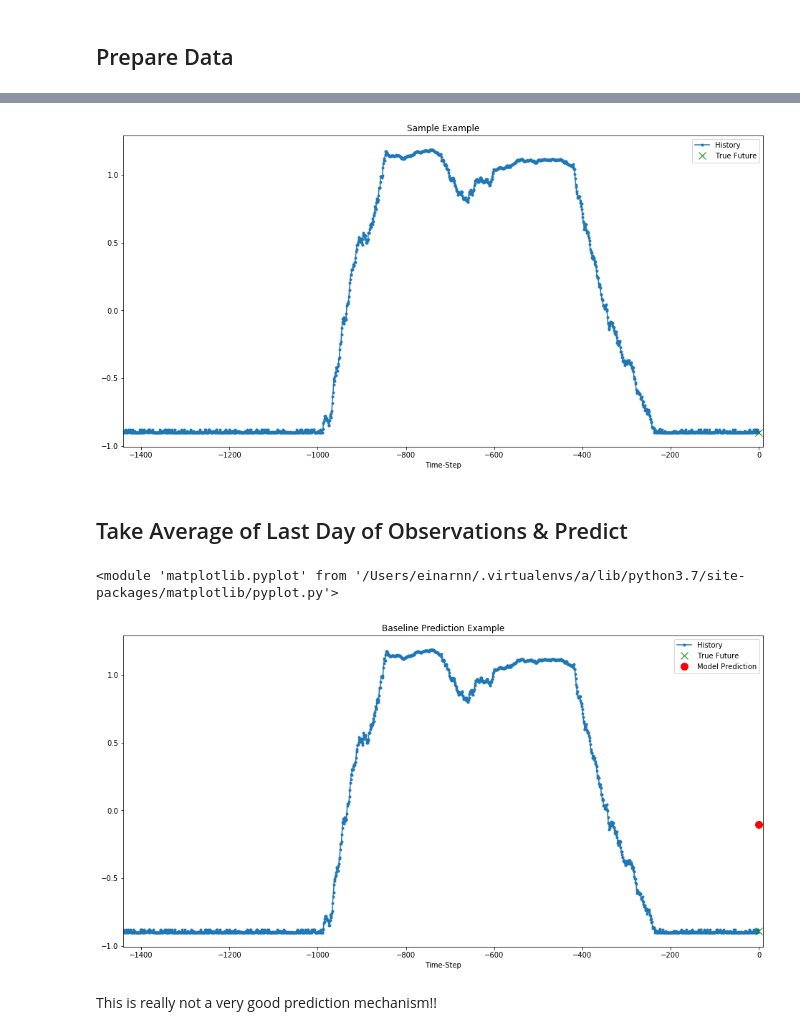
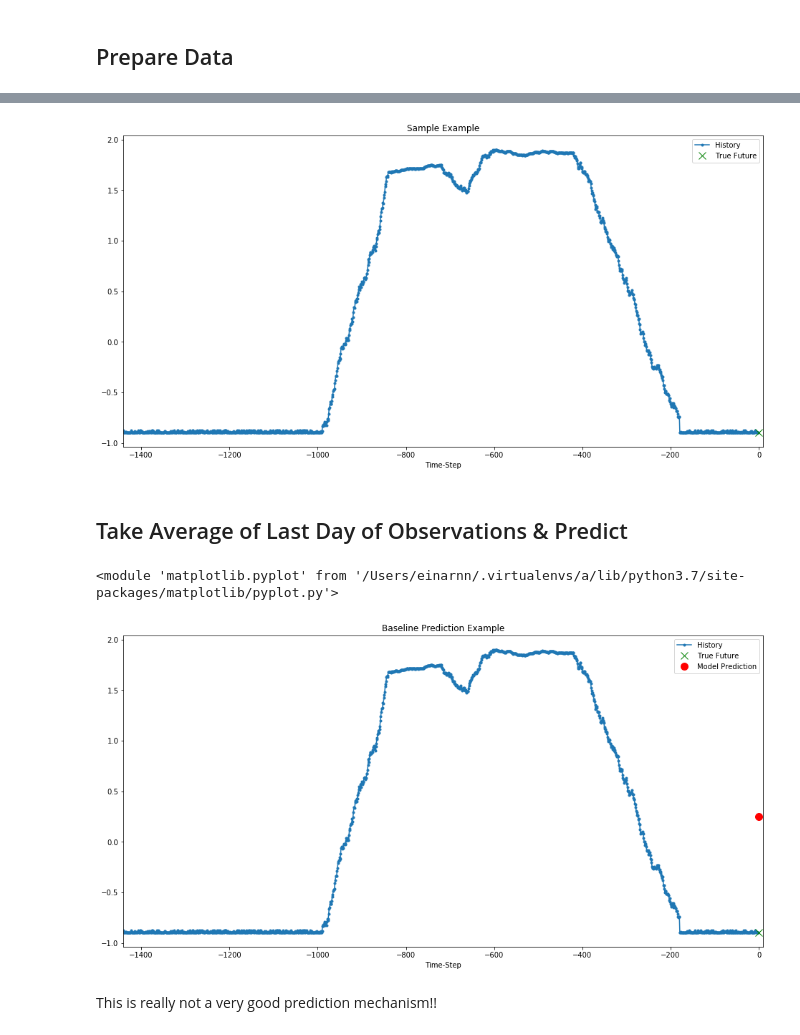
Before and after one commit to einarnn/analytics, a Jupyter notebook: tf-time-series.ipynb, the cells around one changed output, grey strips where cells are left out. Drawn from its saved outputs; the diff is of its cells as text; code cells hidden in the pictures.

```diff
--- a/tf-time-series.ipynb
+++ b/tf-time-series.ipynb
@@ -17,7 +17,7 @@ mpl.rcParams['figure.figsize'] = (16, 8)
 mpl.rcParams['axes.grid'] = False
 # %%
 # Number of days to generate data for
-DAYS = 50
+DAYS = 20
 
 df = None
 for d in range(0, DAYS):
@@ -108,7 +111,7 @@ array([<matplotlib.axes._subplots.AxesSubplot object at 0x...>],
 uni_data_vals = uni_data.values
 
 univariate_past_history = 1440
-univariate_future_target = 0
+univariate_future_target = 10
 
 x_train_uni, y_train_uni = univariate_data(uni_data_vals, 0, 1440*(DAYS-2),
                                            univariate_past_history,
@@ -152,5 +168,7 @@ def show_plot(plot_data, delta, title):
     plt.xlabel('Time-Step')
     return plt
 # %%
-show_plot([x_train_uni[0], y_train_uni[0]], 0, 'Sample Example')
+# for i in range(0, 1000, 100):
+
+show_plot([x_train_uni[0], y_train_uni[0]], 0, 'Sample Example').show()
 # %% [output]
@@ -158,4 +175,4 @@ show_plot([x_train_uni[0], y_train_uni[0]], 0, 'Sample Example')
-[figure, old version]
+[figure, new version]
 # %% [markdown]
 ## Take Average of Last Day of Observations & Predict
 # %%
@@ -165,7 +182,7 @@ def baseline(history):
 show_plot([x_train_uni[0], y_train_uni[0], baseline(x_train_uni[0])], 0, 'Baseline Prediction Example')
 # %% [output]
 <module 'matplotlib.pyplot' from '/Users/einarnn/.virtualenvs/a/lib/python3.7/site-packages/matplotlib/pyplot.py'>
-[figure, old version]
+[figure, new version]
 # %% [markdown]
 This is really not a very good prediction mechanism!!
 # %% [markdown]
```
Also changed, not shown: parts of 14 cells of this notebook, 3 other files.
